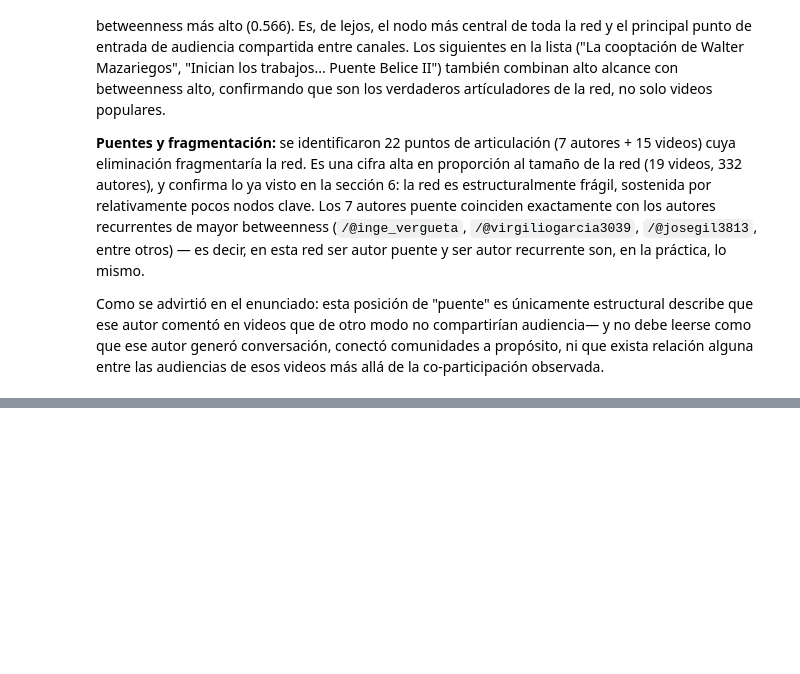
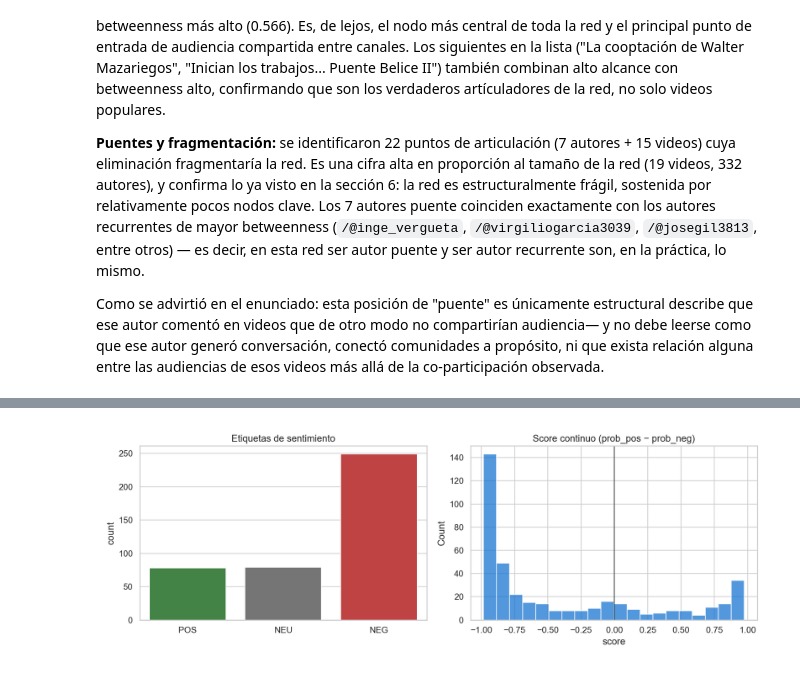
Before and after one commit to Ikeel04/Labs-DS, a Jupyter notebook: Lab6/Laboratorio6.ipynb, the cells around one changed output, grey strips where cells are left out. Saved outputs shown, nothing was run; the diff lists cells and outputs as text; code cells hidden in the pictures; blank space fills up the shorter version.

Commit message:
Inciso 9 - Analisis de sentimiento

```diff
--- a/Lab6/Laboratorio6.ipynb
+++ b/Lab6/Laboratorio6.ipynb
@@ -2582,0 +2596,24 @@ de la co-participación observada.
+# %%
+sns.set_theme(style='whitegrid', font_scale=1.1)
+plt.rcParams['figure.dpi'] = 100
+# %%
+# Modelo de sentimiento en español: RoBERTuito (pysentimiento)
+from pysentimiento import create_analyzer
+
+analyzer = create_analyzer(task="sentiment", lang="es")
+# %%
+# Aplicar el modelo a los 406 comentarios (texto_original conserva el estilo original)
+preds = []
+for i, t in enumerate(comments["texto_original"].fillna("")):
+    r = analyzer.predict(t)
+    preds.append({"label_sent": r.output,
+                  "prob_pos": r.probas["POS"],
+                  "prob_neg": r.probas["NEG"],
+                  "prob_neu": r.probas["NEU"]})
+    if (i + 1) % 100 == 0:
+        print(f"  {i + 1}/406", flush=True)
+
+res = pd.DataFrame(preds)
+res["score"] = res["prob_pos"] - res["prob_neg"]  # [-1, 1]; positivo = favorable
+comments = pd.concat([comments, res], axis=1)
+print(f"Predicciones aplicadas a {len(comments)} comentarios")
@@ -2582,0 +2682,19 @@ de la co-participación observada.
+# %%
+# Figura: distribución general del sentimiento
+fig, axes = plt.subplots(1, 2, figsize=(13, 4.5))
+sns.countplot(data=comments, x="label_sent", order=["POS", "NEU", "NEG"], ax=axes[0],
+              hue="label_sent", hue_order=["POS", "NEU", "NEG"],
+              palette=["#388e3c", "#757575", "#d32f2f"], legend=False)
+axes[0].set_title("Etiquetas de sentimiento")
+axes[0].set_xlabel("")
+
+sns.histplot(comments["score"], bins=20, ax=axes[1], color="#1976d2")
+axes[1].axvline(0, color="black", lw=0.8)
+axes[1].set_title("Score continuo (prob_pos − prob_neg)")
+axes[1].set_xlabel("score")
+
+plt.tight_layout()
+plt.savefig("data/sentimiento_distribucion.png", dpi=150)
+plt.show()
+# %% [output]
+[figure, added]
```
Also changed, not shown: parts of 12 cells of this notebook.
